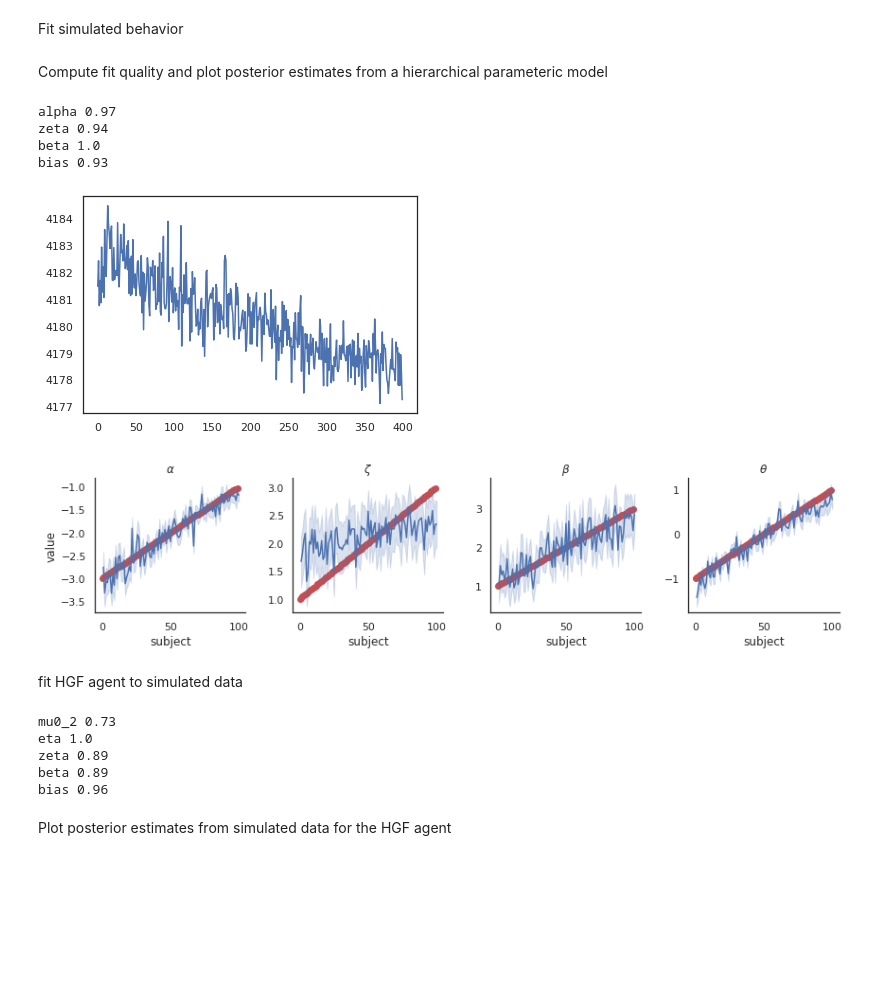
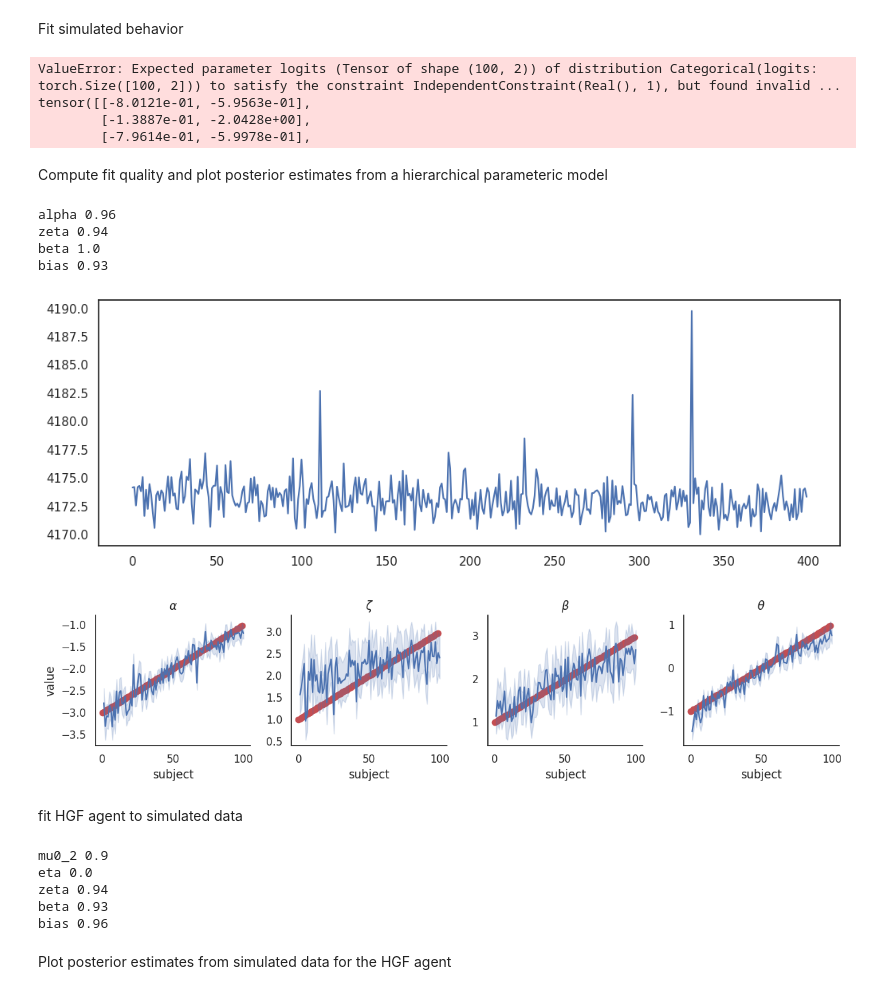
Before and after one commit to dimarkov/pybefit, a Jupyter notebook: examples/social_influence/test_inference_for_rw_hgf_sgf.ipynb, the cells around one changed output. Saved outputs shown, nothing was run; the diff lists cells and outputs as text; code cells hidden in the pictures; blank space fills up the shorter version.

Commit message:
intermidiate updates to social influence task notebooks

```diff
--- a/examples/social_influence/test_inference_for_rw_hgf_sgf.ipynb
+++ b/examples/social_influence/test_inference_for_rw_hgf_sgf.ipynb
@@ -128,30 +190,69 @@ tp_df = rl_infer.sample_posterior(var_names, num_samples=num_samples)
+# %%
+transform_rl = lambda z, *args, **kwargs: transform(z, RLSocInf, *args, **kwargs)
+
+measurments = stimuli["pair_0"]
+measurments.update({"mask": torch.ones(1, 120, 100), "responses": responses["pair_0"]})
+
+num_params = 4
+num_agents = 2 * nsub
+num_samples = 100
+
+prior = Prior(num_params, num_agents, backend="pyro")
+
+posterior = PyroGuide(Posterior(num_params, num_agents, backend="pyro"))
+
+
+opts_task = {"num_blocks": 1, "num_trials": trials, "num_agents": num_agents}
+
+opts_model = {"prior": {}, "transform": {}, "likelihood": opts_task}
+
+rl_gen_model = PyroModel(prior, transform_rl, likelihood, opts=opts_model)
+
+
+# perform inference using stochastic variational inference
+opts_svi = default_dict_pyro_svi
+opts_svi.update({"sample_kwargs": {"num_samples": num_samples}, "iter_steps": 5_000})
+
+samples, svi, results = run_svi(rl_gen_model, posterior, measurments, opts=opts_svi)
+var_names = ["alpha", "zeta", "beta", "bias"]
+tp_df, par_df = format_posterior_samples(var_names, samples, transform_rl)
+# %% [output]
+ValueError: Expected parameter logits (Tensor of shape (100, 2)) of distribution Categorical(logits: torch.Size([100, 2])) to satisfy the constraint IndependentConstraint(Real(), 1), but found invalid ...
+tensor([[-8.0121e-01, -5.9563e-01],
+        [-1.3887e-01, -2.0428e+00],
+        [-7.9614e-01, -5.9978e-01],
 # %% [markdown]
 Compute fit quality and plot posterior estimates from a hierarchical parameteric model
 # %%
-labels = [r'$\alpha$', r'$\zeta$', r'$\beta$', r'$\theta$']
-trans_pars_rl = tp_df[0].melt(id_vars='subject', var_name='parameter')
+labels = [r"$\alpha$", r"$\zeta$", r"$\beta$", r"$\theta$"]
+trans_pars_rl = tp_df.melt(id_vars="subject", var_name="parameter")
 
-vals = [trans_pars1[:,0].numpy(), trans_pars1[:, 1].numpy(), trans_pars1[:, 2].numpy(), trans_pars1[:, 3].numpy()]
+vals = [
+    trans_pars1[:, 0].numpy(),
+    trans_pars1[:, 1].numpy(),
+    trans_pars1[:, 2].numpy(),
+    trans_pars1[:, 3].numpy(),
+]
 posterior_accuracy(var_names, trans_pars_rl, vals, nsub)
 # %% [output]
-alpha 0.97
+alpha 0.96
 zeta 0.94
 beta 1.0
 bias 0.93
 # %%
-plt.figure()
-#plot convergence of stochasitc ELBO estimates (log-model evidence)
-plt.plot(rl_infer.loss[-400:])
+plt.figure(figsize=(12, 4))
+# plot convergence of stochasitc ELBO estimates (log-model evidence)
+plt.plot(results["loss"][-400:])
 
-g = sns.FacetGrid(trans_pars_rl, col="parameter", height=3, sharey=False);
-g = (g.map(sns.lineplot, 'subject', 'value', ci='sd'));
+g = sns.FacetGrid(trans_pars_rl, col="parameter", height=3, sharey=False)
+g = g.map(sns.lineplot, "subject", "value", errorbar="sd")
 
-labels = [r'$\alpha$', r'$\zeta$', r'$\beta$', r'$\theta$']
+labels = [r"$\alpha$", r"$\zeta$", r"$\beta$", r"$\theta$"]
 for i in range(len(labels)):
-    g.axes[0, i].plot(np.arange(2*nsub), trans_pars1[:, i].numpy(),'ro', zorder = 0);
+    g.axes[0, i].plot(np.arange(2 * nsub), trans_pars1[:, i].numpy(), "ro", zorder=0)
     g.axes[0, i].set_title(labels[i])
 # %% [output]
-[figure, old version]
+[figure, new version]
-[figure, old version]
+[figure, new version]
 # %% [markdown]
 fit HGF agent to simulated data
@@ -168,13 +288,13 @@ hgf_tp_df = hgf_infer.sample_posterior(var_names, num_samples=num_samples)
 # %%
-trans_pars_hgf = hgf_tp_df[0].melt(id_vars='subject', var_name='parameter')
+trans_pars_hgf = hgf_tp_df.melt(id_vars="subject", var_name="parameter")
 
 vals = [trans_pars2[:, i].numpy() for i in range(len(var_names))]
 posterior_accuracy(var_names, trans_pars_hgf, vals, nsub)
 # %% [output]
-mu0_2 0.73
-eta 1.0
-zeta 0.89
-beta 0.89
+mu0_2 0.9
+eta 0.0
+zeta 0.94
+beta 0.93
 bias 0.96
 # %% [markdown]
 Plot posterior estimates from simulated data for the HGF agent
```
Also changed, not shown: parts of 12 cells of this notebook, 1 other file.
